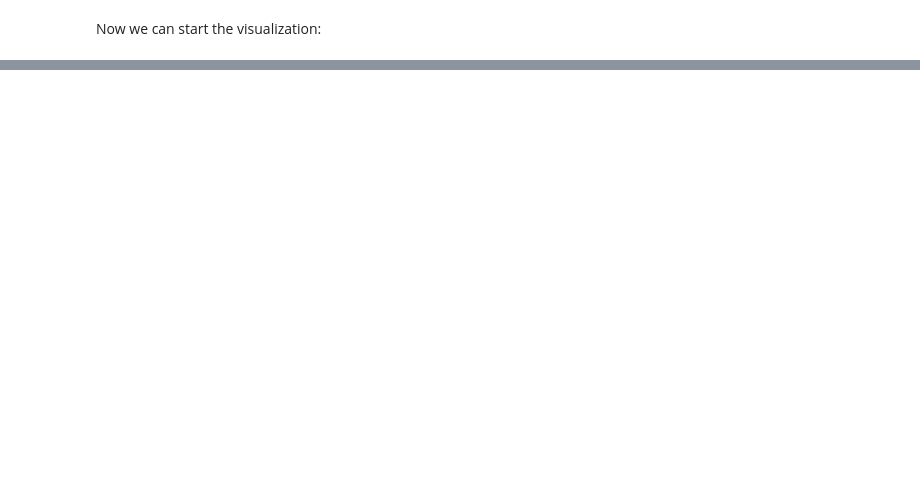
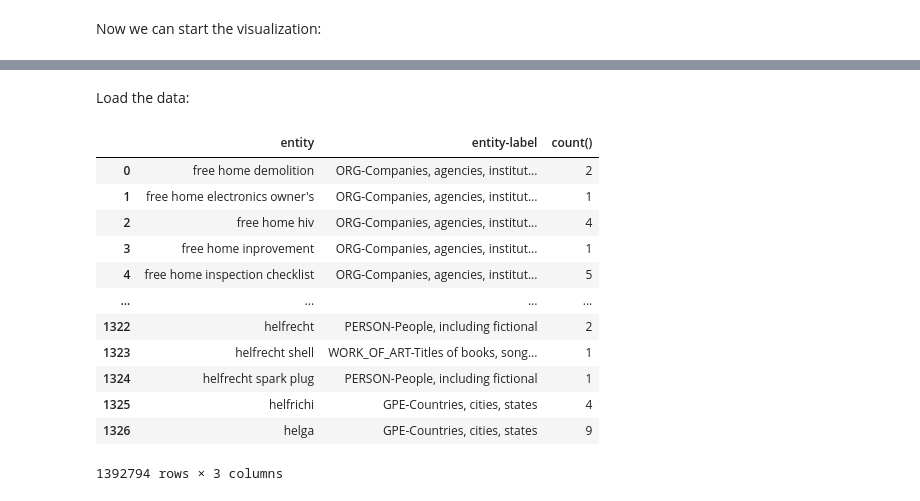
Before and after one commit to bnsch98/verifying-query-logs-from-unknown-sources, a Jupyter notebook: src/thesis_schneg/visualize.ipynb, the cells around one changed output, grey strips where cells are left out. Drawn from its saved outputs; the diff is of its cells as text; code cells hidden in the pictures; blank space fills up the shorter version.

Commit message:
code: search operators adjusted, named entities vis started

```diff
--- a/src/thesis_schneg/visualize.ipynb
+++ b/src/thesis_schneg/visualize.ipynb
@@ -363,7 +364,7 @@ dataset: DatasetName = None
 # dataset: DatasetName = 'orcas'
 
 # set analysis that should be visualized
-analysis_name: AnalysisName = 'search-operators'
+analysis_name: AnalysisName = 'extract-search-operators'
 # analysis_name: AnalysisName = 'search-operators-count'
 
 
@@ -427,0 +463,47 @@ sets[3]
+# %% [markdown]
+Load the data:
+# %%
+from thesis_schneg.vis_modules import _get_results_paths, load_results
+color = None
+label = None
+lengths = []
+counts = []
+sets = []
+if dataset is None:
+    # crawl files from all datasets and load into dictionary
+    paths = {f"{name}": _get_results_paths(name, analysis_name) for name in [
+        "aol", "ms-marco", "orcas", "aql"]}
+    # iterate over datasets and create visualization
+    for name, result_paths in paths.items():
+        vis_data = load_results(result_paths)
+        sets.append(vis_data)
+        # modify data -> create relative frequency
+        # vis_data[vis_params["dataset-col-y"]] = vis_data[vis_params["dataset-col-y"]]/vis_data[vis_params["dataset-col-y"]].sum()
+        lengths.append(vis_data[vis_params["dataset-col-x"]].to_list())
+        counts.append(vis_data[vis_params["dataset-col-y"]].to_list())
+    color = ['blue', 'orange', 'red', 'purple']
+    label=["AOL", "MS-MARCO", "ORCAS", "AQL"]
+else:
+    # load data from single dataset
+    result_paths = _get_results_paths(dataset, analysis_name)
+    vis_data = load_results(result_paths)
+    # modify data -> create relative frequency
+    # vis_data[vis_params["dataset-col-y"]] = vis_data[vis_params["dataset-col-y"]]/vis_data[vis_params["dataset-col-y"]].sum()
+    lengths.append(vis_data[vis_params["dataset-col-x"]].to_list())
+    counts.append(vis_data[vis_params["dataset-col-y"]].to_list())
+# %%
+vis_data
+# %% [output]
+|  | entity | entity-label | count() |
+| 0 | free home demolition | ORG-Companies, agencies, institut... | 2 |
+| 1 | free home electronics owner's | ORG-Companies, agencies, institut... | 1 |
+| 2 | free home hiv | ORG-Companies, agencies, institut... | 4 |
+| 3 | free home inprovement | ORG-Companies, agencies, institut... | 1 |
+| 4 | free home inspection checklist | ORG-Companies, agencies, institut... | 5 |
+| ... | ... | ... | ... |
+| 1322 | helfrecht | PERSON-People, including fictional | 2 |
+| 1323 | helfrecht shell | WORK_OF_ART-Titles of books, song... | 1 |
+| 1324 | helfrecht spark plug | PERSON-People, including fictional | 1 |
+| 1325 | helfrichi | GPE-Countries, cities, states | 4 |
+| 1326 | helga | GPE-Countries, cities, states | 9 |
+1392794 rows × 3 columns
```
Also changed, not shown: parts of 8 cells of this notebook, 3 other files.
